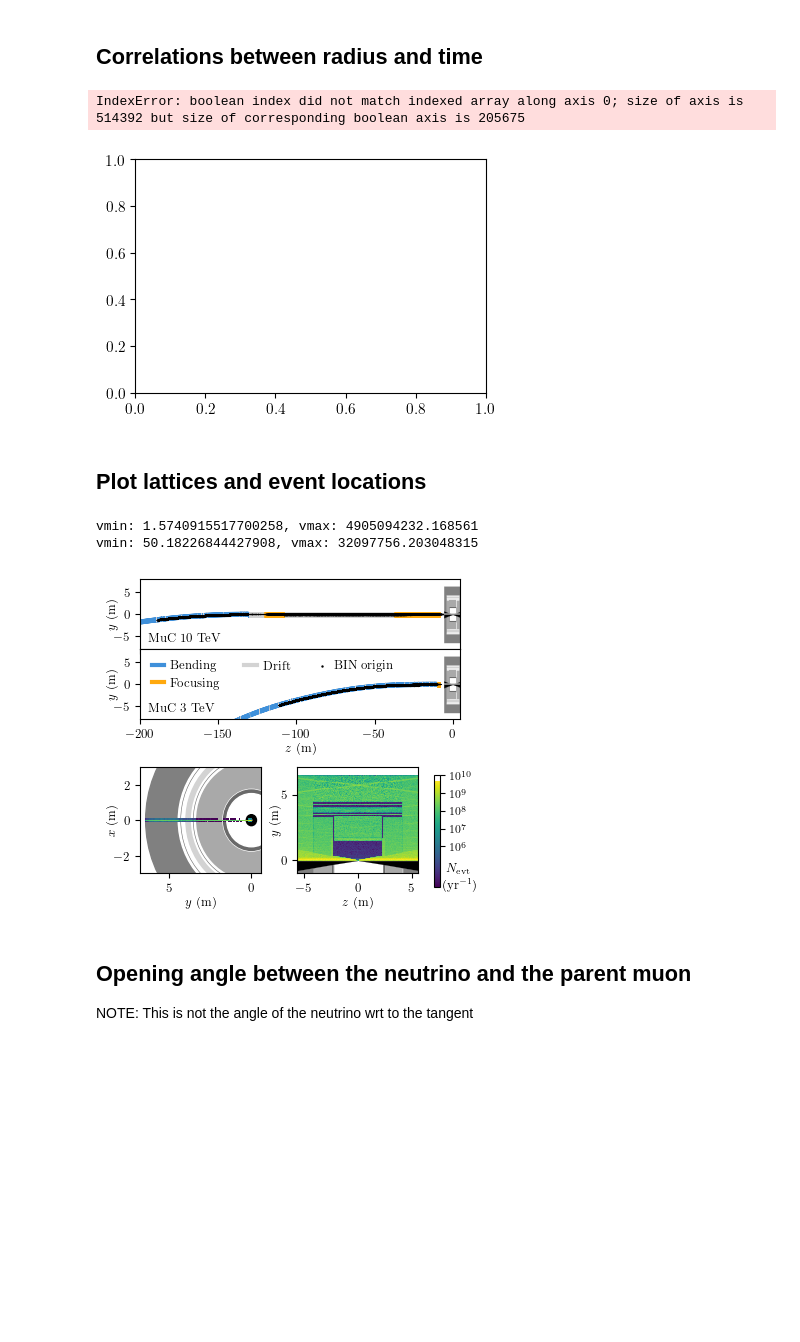
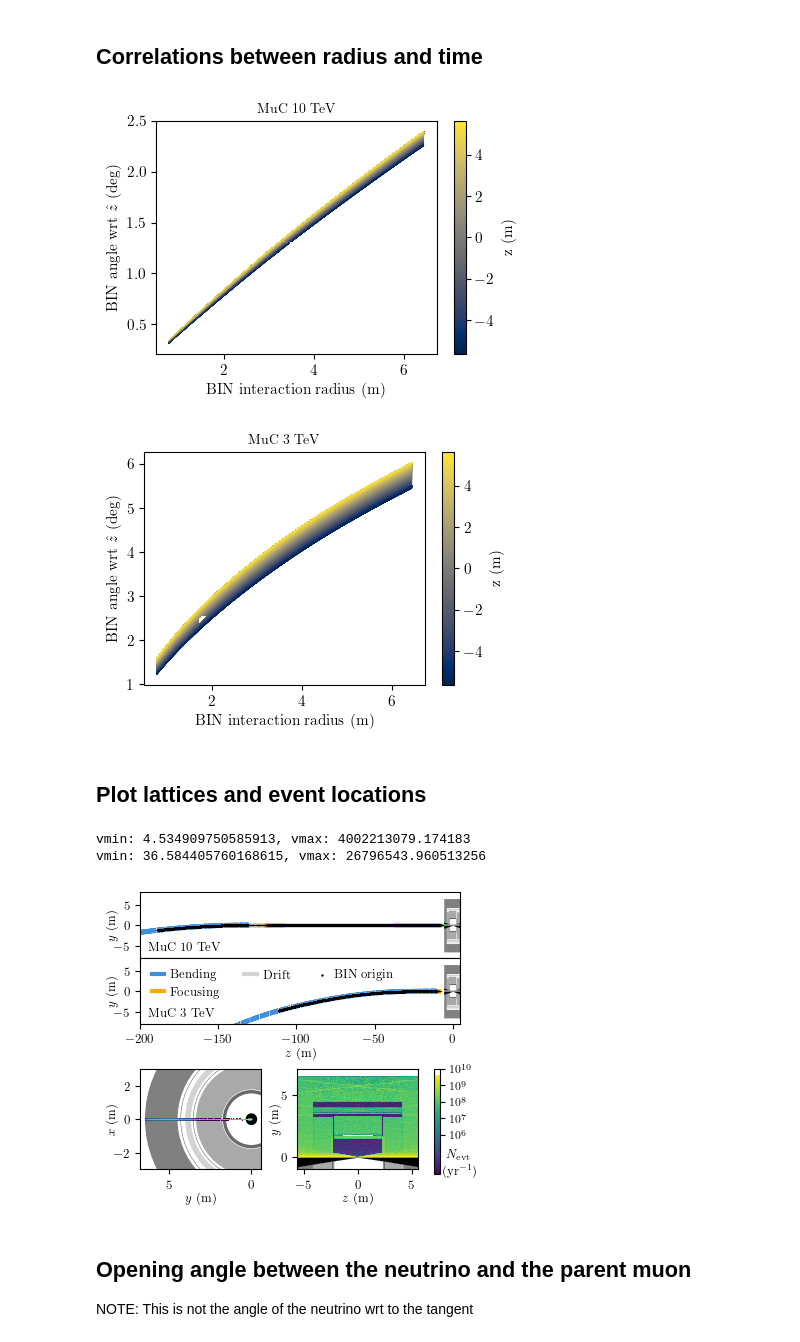
Before and after one commit to mhostert/BIN_MC, a Jupyter notebook: BIN_characterization.ipynb, the cells around one changed output. Drawn from its saved outputs; the diff is of its cells as text; code cells hidden in the pictures; blank space fills up the shorter version.

```diff
--- a/BIN_characterization.ipynb
+++ b/BIN_characterization.ipynb
@@ -51,0 +48,3 @@ Total count: 2.06e+11 events;
+# %%
+for c in col_sims:
+    print(c.bunchx_in_a_year/c.design['finj']/c.design['Nmu_per_bunch']/c.design['bunch_multiplicity'])
@@ -86,7 +309,7 @@ for sim in col_sims:
         # ax.hist(data, weights = weights, bins = bins, histtype = 'step', edgecolor = 'black', color = colors, stacked = True, alpha=1, lw=0.75)
 
     ax.legend(loc = 'upper center', ncol=2, fontsize=10, frameon=False)
-    ax.set_ylabel(r'Events / bunch xs')
+    ax.set_ylabel(r'Events (a.u.)')
     ax.set_xlabel('BIN interaction time wrt closest bunch xs (ns)')
     # ax.set_ylim(0 ,0.001)
     ax.set_ylim(0,0.16)
@@ -101,44 +324,58 @@ for sim in col_sims:
 # %% [markdown]
 ## Correlations between radius and time
 # %%
-for sim in col_sims:
-    # x, y, z, w, times, Enu, costheta = sim.get_data(sec = 'hcal')
-    x, y, z = sim.sims[0].intersection_points[:,0,0], sim.sims[0].intersection_points[:,0,1], sim.sims[0].intersection_points[:,0,2]
-    w = sim.sims[0].w
-    times = sim.sims[0].times
+for sim in col_sims[:2]:
+    x, y, z, w, times, Enu, costheta = sim.get_data(sec = 'all')
+    # x, y, z = sim.sims[0].intersection_points[:,0,0], sim.sims[0].intersection_points[:,0,1], sim.sims[0].intersection_points[:,0,2]
+    # w = sim.sims[0].w
+    # times = sim.sims[0].times
 
     fig, ax = pt.std_fig()
     LS = (1,(3,0.5))
     LW = 1.5
 
-    r_bins = np.linspace(0,4e2,100)
-    theta_bins = np.linspace(0,10,100)
-    time_bins = np.linspace(-20,20,41)
+    nbins = 400
+    r_bins = np.linspace(2.2,350,nbins)
+    if sim == col_sims[0]:
+        theta_bins = np.linspace(0,1.5,nbins)
+    else:
+        theta_bins = np.linspace(0,4,nbins)
+    # time_bins = np.linspace(-20,20,41)
     yunits=1e9
     xunits = 1
 
     kwargs = {'histtype': 'step', 'lw': LW, 'bins': bins, 'cumulative': False, 'density': True}
 
     r = np.sqrt(x**2 + y**2)
-    mask1 = np.abs(z) < 600
-    ax.hist2d(r[mask1], times[mask1]*1e9, weights = w[mask1]/1e10, bins=[r_bins, time_bins], cmin=1e-20, cmap='Blues')
+    mask1 = (-600 < z) & (r > 78)
+    # h = ax.hist2d(r[mask1], np.arccos(costheta[mask1])*180/np.pi, weights =-z[mask1], bins=[r_bins, theta_bins], cmap='cividis')
+    c = ax.scatter(r[mask1]/100, np.arccos(costheta[mask1])*180/np.pi, c=z[mask1]/100, cmap='cividis', s=0.5, lw=0, marker='.', rasterized=True)
+    cbar = fig.colorbar(c, ax=ax)
+    # cbar = fig.colorbar(h[3], ax=ax)
+    cbar.set_label('z (m)')
 
+    # mask1 = (-600 < z) & (z < -200)
+    # # ax.hist2d(r[mask1], np.arccos(costheta[mask1])*180/np.pi, weights = np.log10(w[mask1]), bins=[r_bins, theta_bins], cmin=0, cmap='cividis')
+    # ax.scatter(r[mask1][:100_000], np.arccos(costheta[mask1][:100_000])*180/np.pi, c=np.log10(z[mask1][:100_000]), cmap='Reds', s=2)
 
-    ax.set_ylabel(r'BIN interaction time wrt bunch xs')
-    ax.set_xlabel(r'BIN interaction radius (cm)')
+    ax.set_ylabel(r'BIN angle wrt $\hat{z}$ (deg)')
+    ax.set_xlabel(r'BIN interaction radius (m)')
+
+    # ax.set_xscale('log')
+    # ax.set_yscale('log')
 
     # Loop over axes and annotate
     ax.set_title(sim.design['name'], fontsize=10)
 
-    ax.set_xlim(r_bins.min(), r_bins.max())
+    # ax.set_xlim(r_bins.min(), r_bins.max())
     # ax.set_ylim(theta_bins.min(), theta_bins.max())
-    ax.set_ylim(time_bins.min(), time_bins.max())
+    # ax.set_ylim(time_bins.min(), time_bins.max())
 
     # Adjust labels and layout
-    fig.savefig('plots/BIN_distributions/radius_v_angle.pdf', bbox_inches = 'tight', dpi = 500)
+    fig.savefig(f'plots/BIN_distributions/radius_v_angle_{sim.design["short_name"]}.png', bbox_inches = 'tight', dpi = 500)
 # %% [output]
-IndexError: boolean index did not match indexed array along axis 0; size of axis is 514392 but size of corresponding boolean axis is 205675
-[figure, old version]
+[figure, new version]
+[figure, added]
 # %% [markdown]
 ## Plot lattices and event locations
 # %%
@@ -216,11 +385,9 @@ def plot_lattice(df, ax, units = 1, draw_center_line=True):
 import matplotlib.gridspec as gridspec
 import matplotlib.ticker as ticker
 
-import MuC.plot_tools
-
 # from mpl_toolkits.axes_grid1 import make_axes_locatable
 # fig, axs = plt.subplots(2, 2, figsize = (4.0, 3.8))
-fig = plt.figure(figsize=(4.0, 3.5))
+fig = plt.figure(figsize=(4.0, 3.3))
 gs = gridspec.GridSpec(3, 2, height_ratios=[1, 1, 2], width_ratios=[1, 1])
 CMAP = 'viridis'
 
@@ -229,8 +396,8 @@ ax1b = plt.subplot(gs[1,:])
 ax2 = plt.subplot(gs[2,0])
 ax3 = plt.subplot(gs[2,1])
 
-plot_lattice(df_10tev, ax1a, units=100, draw_center_line=False)
-plot_lattice(df_3tev, ax1b, units=100, draw_center_line=False)
+MuC.beam_optics.plot_lattice(df_10tev, ax1a, units=100, draw_center_line=False)
+MuC.beam_optics.plot_lattice(df_3tev, ax1b, units=100, draw_center_line=False)
 
 col1 = col_sims[0]
 col2 = col_sims[1]
@@ -246,8 +413,8 @@ ax1b.scatter((col2.sims[0]).intersection_points[:,0,2][:nmax], (col2.sims[0]).in
 
 ax1b.legend(fontsize=9, loc='upper left', handlelength=1, handletextpad=0.5, markerscale=2, ncol=3)
 
-MuC.plot_tools.plot_det('det_v2', ax = ax1a)
-MuC.plot_tools.plot_det('det_v2', ax = ax1b)
+pt.plot_det('det_v2', ax = ax1a)
+pt.plot_det('det_v2', ax = ax1b)
 
 for ax1 in [ax1a, ax1b]:
     ax1.set_ylim(-800, 800)
@@ -299,7 +466,7 @@ for ax in [ax1b, ax2, ax3]:
 fig.subplots_adjust(hspace=0.4, wspace=0.3, right=0.82)
 cbar_ax = fig.add_subplot(111)  # Create a new subplot for the colorbar
 cbar = fig.colorbar(hist1[3], ax=[ax2, ax3], cax=cbar_ax)  # Create the colorbar
-cbar_ax.set_position([0.86, 0.07, 0.015, 0.32])
+cbar_ax.set_position([0.86, 0.095, 0.015, 0.32])
 cbar_ax.set_yticks([1e6, 1e7, 1e8, 1e9, 1e10])
 cbar_ax.set_yticklabels(cbar_ax.get_yticklabels(), fontsize=8)
 cbar_ax.text(1.4, 4e4, r'\noindent \,\,$N_{\rm evt}$\\(yr$^{-1}$)', fontsize=9)
@@ -310,10 +477,11 @@ ax1b.text(-195e2, -7e2, r'MuC 3 TeV', fontsize=9, verticalalignment='bottom', ho
 ax1a.set_position([0.125, 0.07+0.68, 0.8, 0.2])
 ax1b.set_position([0.125, 0.07+0.68-0.2, 0.8, 0.2])
 fig.savefig('plots/BIN_distributions/BIN_locations.pdf', dpi = 500, bbox_inches = 'tight')
+fig.savefig('plots/BIN_distributions/BIN_locations.png', dpi = 500, bbox_inches = 'tight')
 # %% [output]
-vmin: 1.5740915517700258, vmax: 4905094232.168561
-vmin: 50.18226844427908, vmax: 32097756.203048315
+vmin: 4.534909750585913, vmax: 4002213079.174183
+vmin: 36.584405760168615, vmax: 26796543.960513256
-[figure, old version]
+[figure, new version]
 # %% [markdown]
 ## Opening angle between the neutrino and the parent muon
 
```
Also changed, not shown: parts of 17 cells of this notebook, 38 other files.
